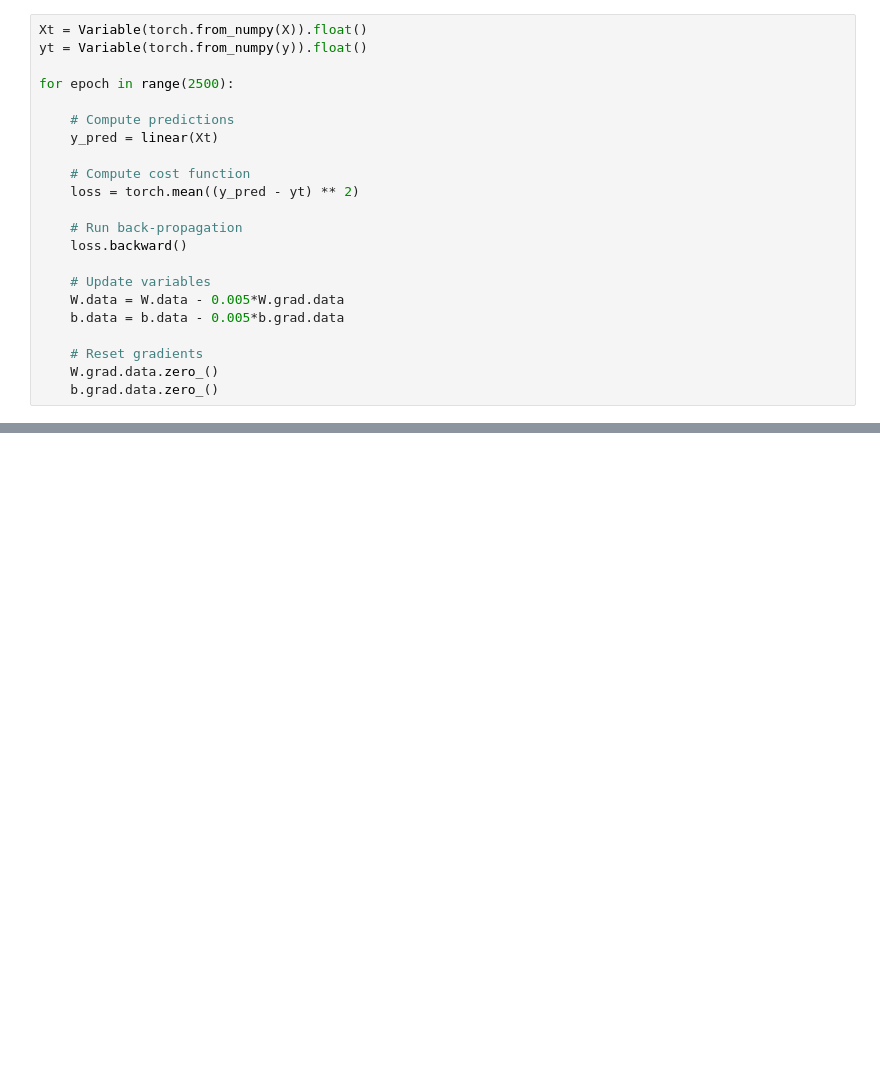
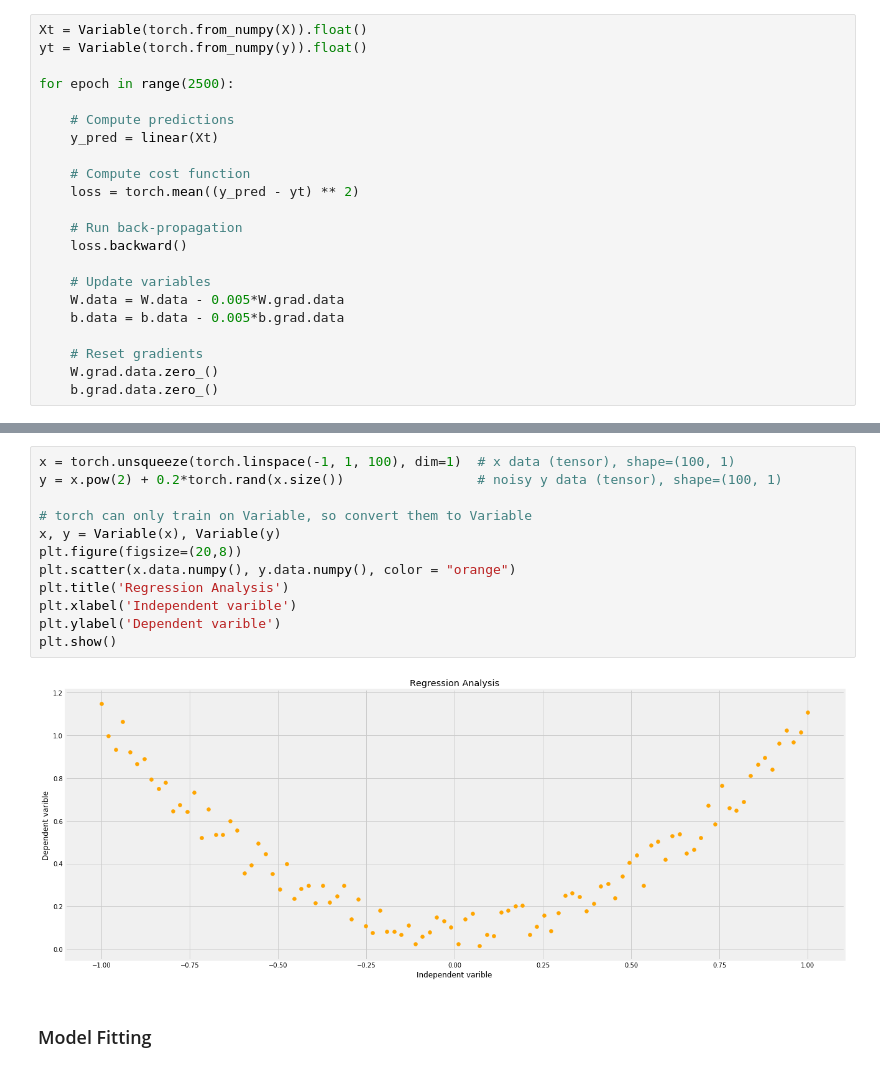
Before and after one commit to Lplenka/PyTorch-Tutorial, a Jupyter notebook: Neural Networks.ipynb, the cells around one changed output, grey strips where cells are left out. Drawn from its saved outputs; the diff is of its cells as text; blank space fills up the shorter version.

Commit message:
Neural networks for regression and classification

```diff
--- a/Neural Networks.ipynb
+++ b/Neural Networks.ipynb
@@ -88,0 +101,16 @@ for epoch in range(2500):
+# %%
+x = torch.unsqueeze(torch.linspace(-1, 1, 100), dim=1)  # x data (tensor), shape=(100, 1)
+y = x.pow(2) + 0.2*torch.rand(x.size())                 # noisy y data (tensor), shape=(100, 1)
+
+# torch can only train on Variable, so convert them to Variable
+x, y = Variable(x), Variable(y)
+plt.figure(figsize=(20,8))
+plt.scatter(x.data.numpy(), y.data.numpy(), color = "orange")
+plt.title('Regression Analysis')
+plt.xlabel('Independent varible')
+plt.ylabel('Dependent varible')
+plt.show()
+# %% [output]
+[figure, added]
+# %% [markdown]
+### Model Fitting
```
Also changed, not shown: parts of 23 cells of this notebook.
